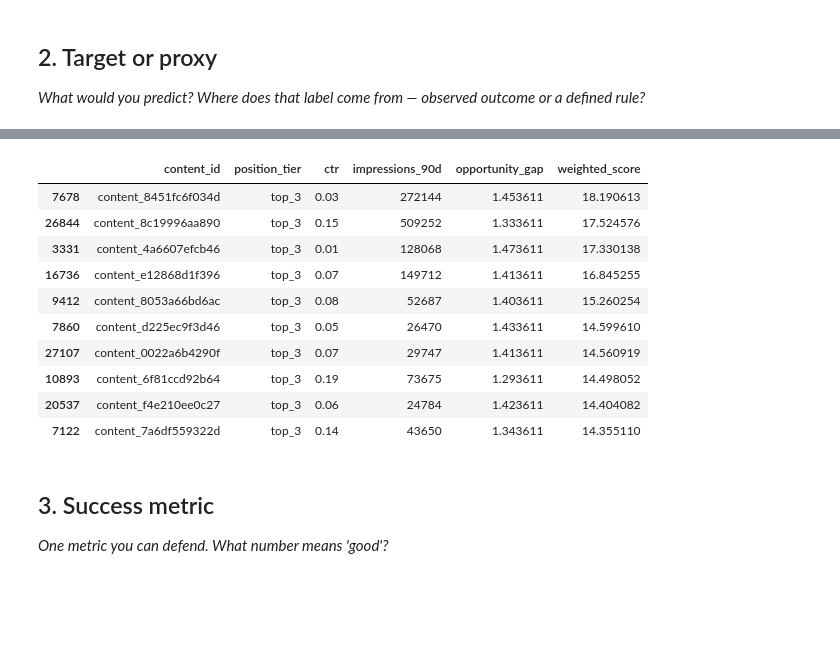
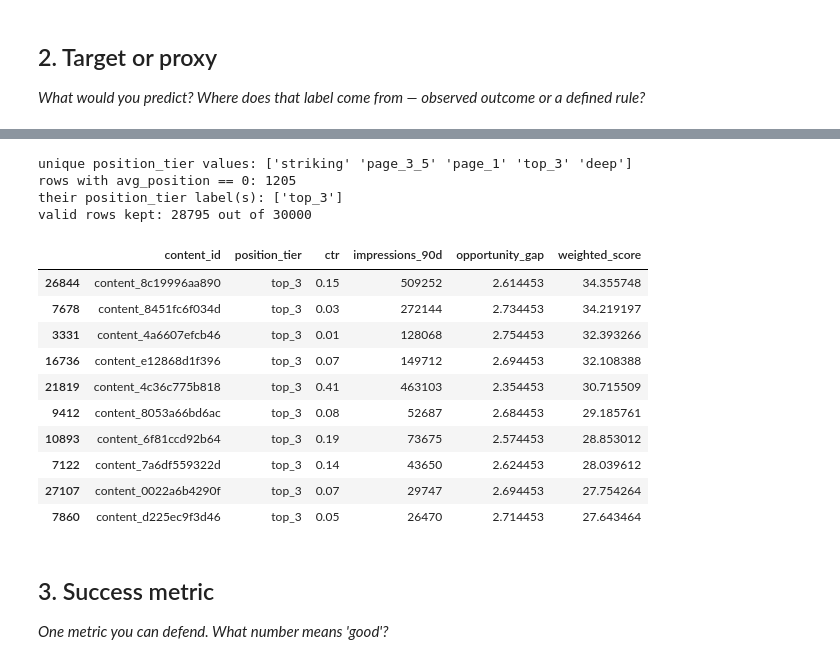
Before and after one commit to moath177/flyrank, a Jupyter notebook: work/notebooks/w02_ml_task_framing.ipynb, the cells around one changed output, grey strips where cells are left out. Cells and saved outputs as stored; diff of their text form; code cells hidden in the pictures; blank space fills up the shorter version.

```diff
--- a/work/notebooks/w02_ml_task_framing.ipynb
+++ b/work/notebooks/w02_ml_task_framing.ipynb
@@ -114,32 +126,41 @@ to be careful it stays a *proxy* for opportunity, not treated as proven ground t
 # %%
 import numpy as np
 
-# Step 0: keep only pages with a real position signal
-valid = df[df["position_tier"] != "no_data"].copy()
+# Step 0: confirm the data-quality issue, then filter on the numeric signal
+print("unique position_tier values:", df["position_tier"].unique())
+print("rows with avg_position == 0:", (df["avg_position"] == 0).sum())
+print("their position_tier label(s):", df.loc[df["avg_position"] == 0, "position_tier"].unique())
+
+valid = df[df["avg_position"] > 0].copy()
+print("valid rows kept:", len(valid), "out of", len(df))
 
 # Step 1: raw gap vs. tier-level expected CTR
 expected_ctr = valid.groupby("position_tier")["ctr"].transform("mean")
 valid["opportunity_gap"] = expected_ctr - valid["ctr"]
 
 # Step 2: weight by traffic volume so low-impression pages don't dominate/tie
 valid["weighted_score"] = valid["opportunity_gap"] * np.log1p(valid["impressions_90d"])
 
 valid[["content_id", "position_tier", "ctr", "impressions_90d",
        "opportunity_gap", "weighted_score"]] \
     .sort_values("weighted_score", ascending=False) \
     .head(10)
 # %% [output]
+unique position_tier values: ['striking' 'page_3_5' 'page_1' 'top_3' 'deep']
+rows with avg_position == 0: 1205
+their position_tier label(s): ['top_3']
+valid rows kept: 28795 out of 30000
 |  | content_id | position_tier | ctr | impressions_90d | opportunity_gap | weighted_score |
-| 7678 | content_8451fc6f034d | top_3 | 0.03 | 272144 | 1.453611 | 18.190613 |
-| 26844 | content_8c19996aa890 | top_3 | 0.15 | 509252 | 1.333611 | 17.524576 |
-| 3331 | content_4a6607efcb46 | top_3 | 0.01 | 128068 | 1.473611 | 17.330138 |
-| 16736 | content_e12868d1f396 | top_3 | 0.07 | 149712 | 1.413611 | 16.845255 |
-| 9412 | content_8053a66bd6ac | top_3 | 0.08 | 52687 | 1.403611 | 15.260254 |
-| 7860 | content_d225ec9f3d46 | top_3 | 0.05 | 26470 | 1.433611 | 14.599610 |
-| 27107 | content_0022a6b4290f | top_3 | 0.07 | 29747 | 1.413611 | 14.560919 |
-| 10893 | content_6f81ccd92b64 | top_3 | 0.19 | 73675 | 1.293611 | 14.498052 |
-| 20537 | content_f4e210ee0c27 | top_3 | 0.06 | 24784 | 1.423611 | 14.404082 |
-| 7122 | content_7a6df559322d | top_3 | 0.14 | 43650 | 1.343611 | 14.355110 |
+| 26844 | content_8c19996aa890 | top_3 | 0.15 | 509252 | 2.614453 | 34.355748 |
+| 7678 | content_8451fc6f034d | top_3 | 0.03 | 272144 | 2.734453 | 34.219197 |
+| 3331 | content_4a6607efcb46 | top_3 | 0.01 | 128068 | 2.754453 | 32.393266 |
+| 16736 | content_e12868d1f396 | top_3 | 0.07 | 149712 | 2.694453 | 32.108388 |
+| 21819 | content_4c36c775b818 | top_3 | 0.41 | 463103 | 2.354453 | 30.715509 |
+| 9412 | content_8053a66bd6ac | top_3 | 0.08 | 52687 | 2.684453 | 29.185761 |
+| 10893 | content_6f81ccd92b64 | top_3 | 0.19 | 73675 | 2.574453 | 28.853012 |
+| 7122 | content_7a6df559322d | top_3 | 0.14 | 43650 | 2.624453 | 28.039612 |
+| 27107 | content_0022a6b4290f | top_3 | 0.07 | 29747 | 2.694453 | 27.754264 |
+| 7860 | content_d225ec9f3d46 | top_3 | 0.05 | 26470 | 2.714453 | 27.643464 |
 # %% [markdown]
 ## 3. Success metric
 
```
Also changed, not shown: parts of 11 cells of this notebook.
